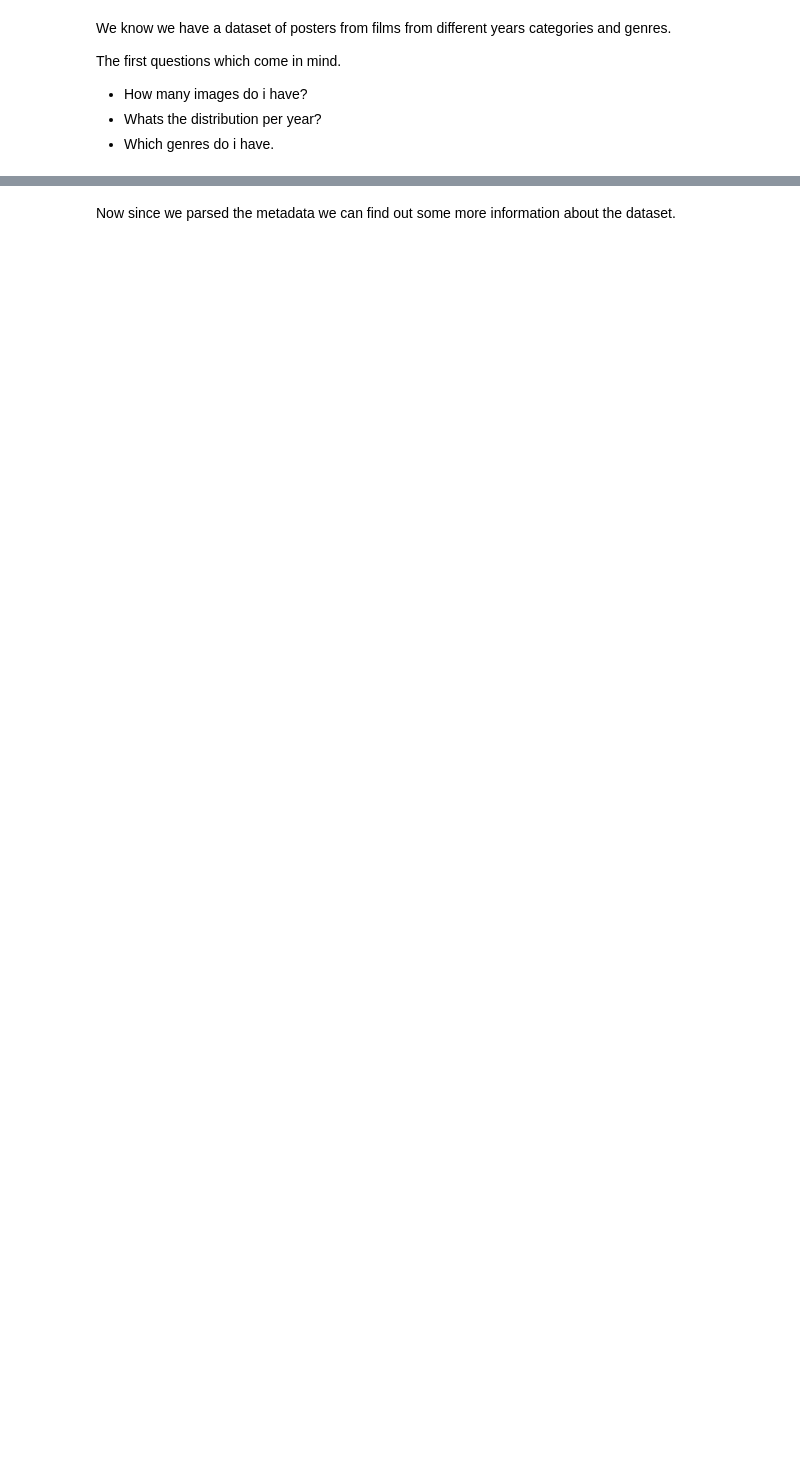
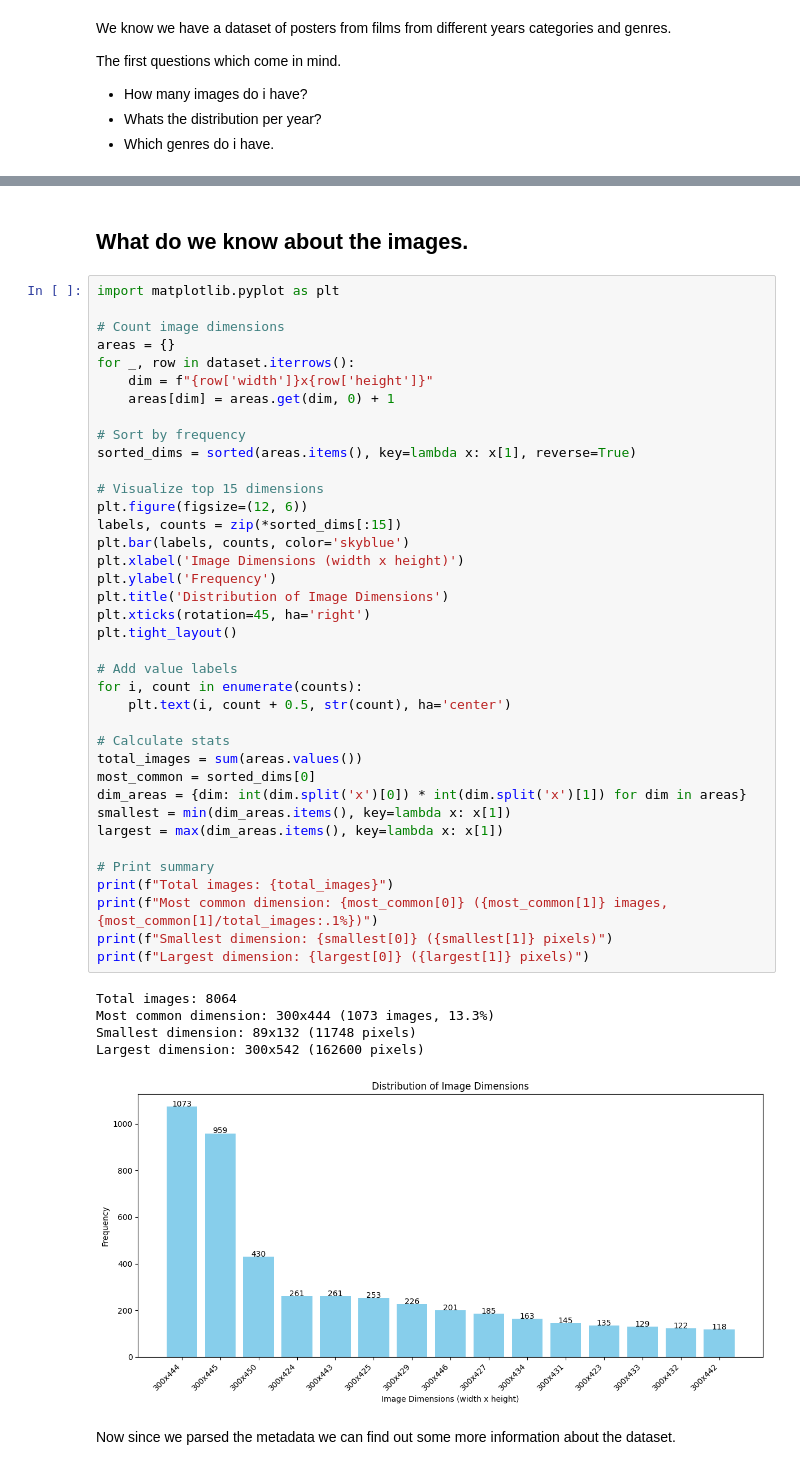
Before and after one commit to DavidOut03/Deeplearning-assignments, a Jupyter notebook: Assignment2 - Movie Poster Genre Classification/2.1_introduction.ipynb, the cells around one changed output, grey strips where cells are left out. Cells and saved outputs as stored; diff of their text form; blank space fills up the shorter version.

```diff
--- a/Assignment2 - Movie Poster Genre Classification/2.1_introduction.ipynb
+++ b/Assignment2 - Movie Poster Genre Classification/2.1_introduction.ipynb
@@ -70,2 +39,48 @@ movies
+# %% [markdown]
+## What do we know about the images.
+# %%
+import matplotlib.pyplot as plt
+
+# Count image dimensions
+areas = {}
+for _, row in dataset.iterrows():
+    dim = f"{row['width']}x{row['height']}"
+    areas[dim] = areas.get(dim, 0) + 1
+
+# Sort by frequency
+sorted_dims = sorted(areas.items(), key=lambda x: x[1], reverse=True)
+
+# Visualize top 15 dimensions
+plt.figure(figsize=(12, 6))
+labels, counts = zip(*sorted_dims[:15])
+plt.bar(labels, counts, color='skyblue')
+plt.xlabel('Image Dimensions (width x height)')
+plt.ylabel('Frequency')
+plt.title('Distribution of Image Dimensions')
+plt.xticks(rotation=45, ha='right')
+plt.tight_layout()
+
+# Add value labels
+for i, count in enumerate(counts):
+    plt.text(i, count + 0.5, str(count), ha='center')
+
+# Calculate stats
+total_images = sum(areas.values())
+most_common = sorted_dims[0]
+dim_areas = {dim: int(dim.split('x')[0]) * int(dim.split('x')[1]) for dim in areas}
+smallest = min(dim_areas.items(), key=lambda x: x[1])
+largest = max(dim_areas.items(), key=lambda x: x[1])
+
+# Print summary
+print(f"Total images: {total_images}")
+print(f"Most common dimension: {most_common[0]} ({most_common[1]} images, {most_common[1]/total_images:.1%})")
+print(f"Smallest dimension: {smallest[0]} ({smallest[1]} pixels)")
+print(f"Largest dimension: {largest[0]} ({largest[1]} pixels)")
+# %% [output]
+Total images: 8064
+Most common dimension: 300x444 (1073 images, 13.3%)
+Smallest dimension: 89x132 (11748 pixels)
+Largest dimension: 300x542 (162600 pixels)
+[figure, added]
 # %% [markdown]
 Now since we parsed the metadata we can find out some more information about the dataset.
```
Also changed, not shown: parts of 16 cells of this notebook, 7 other files.
